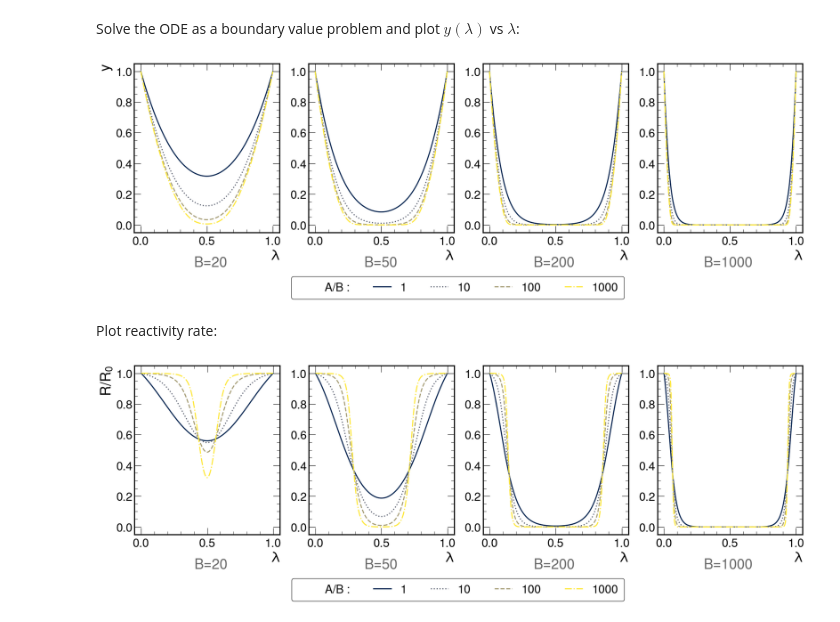
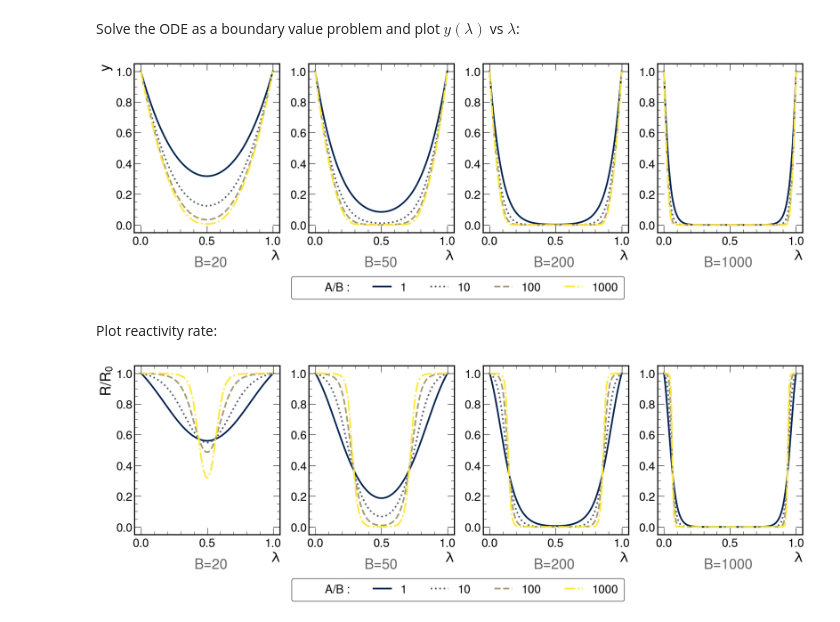
Before and after one commit to chrispap95/oxygen-diffusion-paper, a Jupyter notebook: notebooks/jaeriOxygenModel.ipynb, the cells around one changed output. Drawn from its saved outputs; the diff is of its cells as text; code cells hidden in the pictures.

```diff
--- a/notebooks/jaeriOxygenModel.ipynb
+++ b/notebooks/jaeriOxygenModel.ipynb
@@ -85,7 +85,7 @@ for fi, b in enumerate(beta):
             y_plot_a,
             label=f"A={A}",
             linestyle=linestyles[ix],
-            lw=2,
+            lw=3,
         )
     ax[fi].text(beta_x_label[fi], -0.27, f"B={B}", color="dimgrey")
     box = ax[fi].get_position()
@@ -115,7 +115,7 @@ leg.get_frame().set_edgecolor("black")
 fig.savefig("../plots/jaeri_oxygen_concentration.pdf", bbox_inches="tight")
 plt.show()
 # %% [output]
-[figure, old version]
+[figure, new version]
 # %% [markdown]
 Plot reactivity rate:
 # %%
@@ -148,34 +148,34 @@ for fi, b in enumerate(beta):
             rrate / rrate[0],
             label=f"A={A}",
             linestyle=linestyles[ix],
-            lw=2,
+            lw=3,
         )
     ax[fi].text(beta_x_label[fi], -0.27, f"B={B}", color="dimgrey")
     box = ax[fi].get_position()
     ax[fi].set_position(
         [
             box.x0,
             box.y0 + box.height * 0.2,
             box.width,
             box.height * 0.8,
         ]
     )
     ax[fi].set_xlim([-0.05, 1.05])
     ax[fi].set_ylim([-0.05, 1.05])
     ax[fi].set_xlabel(r"$\lambda$")
 
 ax[0].set_ylabel(r"$R/R_0$")
 ph = [plt.plot([], marker="", ls="")[0]]
 leg = fig.legend(
     ph + plots,
     [r"$A/B$ :"] + alphaOverBeta,
     loc="lower center",
     bbox_to_anchor=(0.5, 0.0),
     ncols=len(alpha) + 1,
     frameon=True,
 )
 leg.get_frame().set_edgecolor("black")
 fig.savefig("../plots/jaeri_plot2.pdf", bbox_inches="tight")
 plt.show()
 # %% [output]
-[figure, old version]
+[figure, new version]
```
Also changed, not shown: 1 other file.
